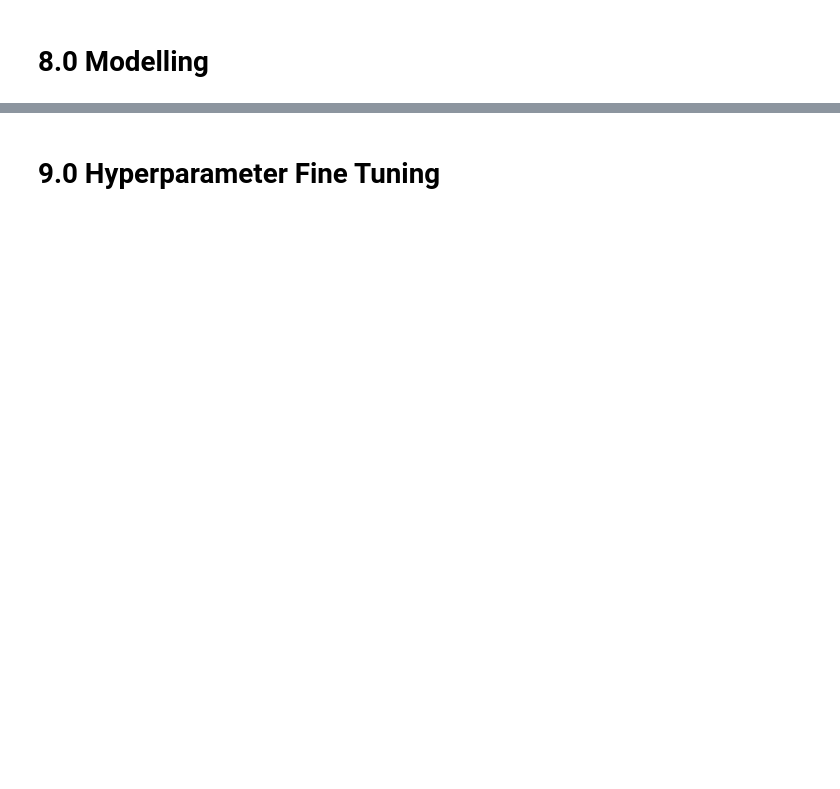
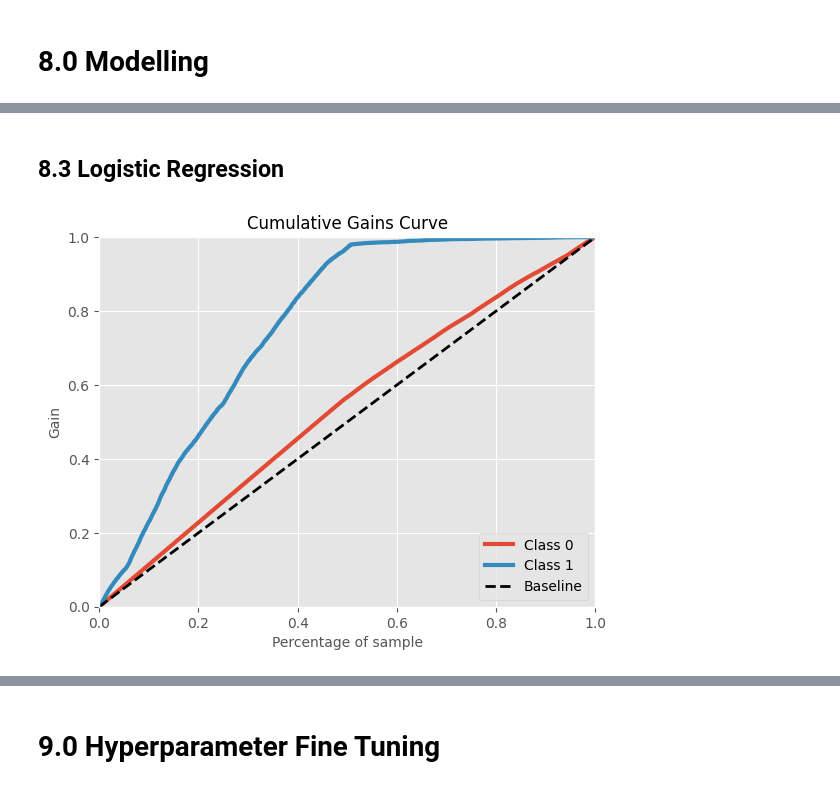
Before and after one commit to AllanCasado/health-insurance-cross-sell, a Jupyter notebook: notebooks/health_insurance_cross_sell.ipynb, the cells around one changed output, grey strips where cells are left out. Drawn from its saved outputs; the diff is of its cells as text; code cells hidden in the pictures; blank space fills up the shorter version.

```diff
--- a/notebooks/health_insurance_cross_sell.ipynb
+++ b/notebooks/health_insurance_cross_sell.ipynb
@@ -1362,0 +1414,8 @@ skplt.metrics.plot_lift_curve(y_test, ypred_rf)
+# %%
+rf_balanced = RandomForestClassifier(n_estimators=150,
+                           n_jobs=-1,
+                           class_weight='balanced')
+
+rf_balanced.fit(X_train, y_train)
+
+ypred_rf_balanced = rf_balanced.predict_proba(X_test)
@@ -1362,0 +1434,6 @@ skplt.metrics.plot_lift_curve(y_test, ypred_rf)
+# %% [markdown]
+## 8.3 Logistic Regression
+# %%
+lr = LogisticRegression()
+lr.fit(X_train, y_train)
+ypred_lr = lr.predict_proba(X_test)
@@ -1362,0 +1442,5 @@ skplt.metrics.plot_lift_curve(y_test, ypred_rf)
+# %%
+skplt.metrics.plot_cumulative_gain(y_test, ypred_lr)
+plt.show()
+# %% [output]
+[figure, added]
```
Also changed, not shown: parts of 77 cells of this notebook, 4 other files.
